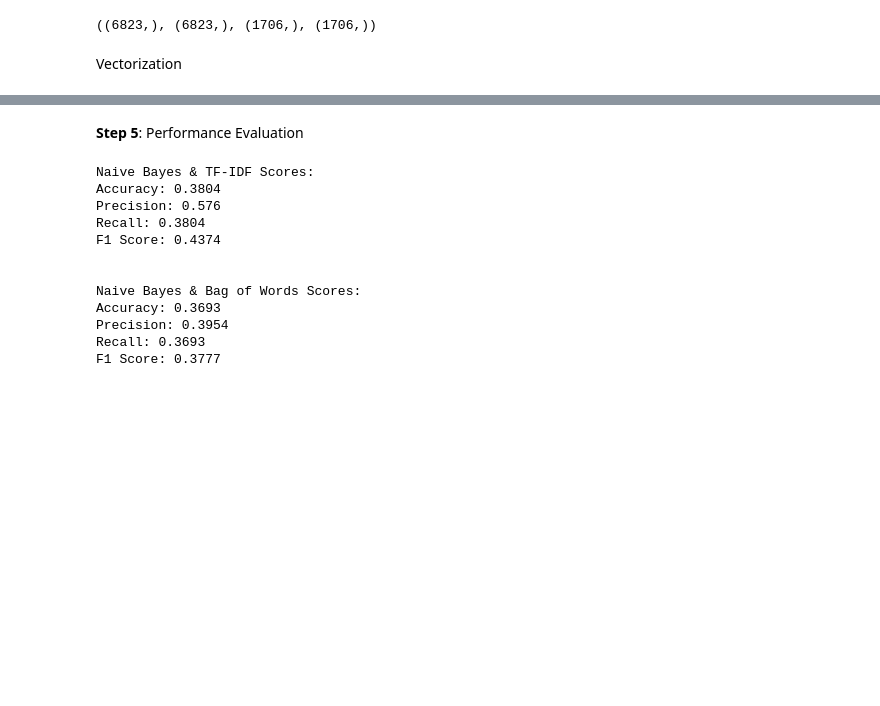
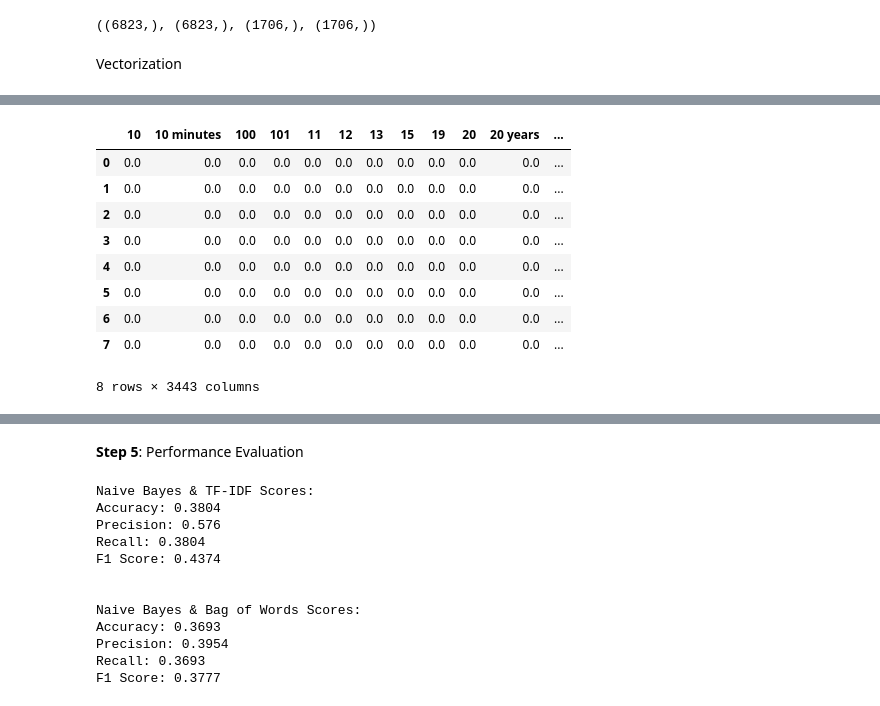
Before and after one commit to nalika/NLP, a Jupyter notebook: text_classification_working_demo.ipynb, the cells around one changed output, grey strips where cells are left out. Cells and saved outputs as stored; diff of their text form; code cells hidden in the pictures; blank space fills up the shorter version.

```diff
--- a/text_classification_working_demo.ipynb
+++ b/text_classification_working_demo.ipynb
@@ -514,0 +561,15 @@ test_tfidf = tfidf_vectorizor.transform(X_test)
+# %%
+
+tfidf_feature_vec = pd.DataFrame(test_tfidf.toarray(), columns=tfidf_vectorizor.get_feature_names())
+tfidf_feature_vec.head(8)
+# %% [output]
+|  | 10 | 10 minutes | 100 | 101 | 11 | 12 | 13 | 15 | 19 | 20 | 20 years | ... |
+| 0 | 0.0 | 0.0 | 0.0 | 0.0 | 0.0 | 0.0 | 0.0 | 0.0 | 0.0 | 0.0 | 0.0 | ... |
+| 1 | 0.0 | 0.0 | 0.0 | 0.0 | 0.0 | 0.0 | 0.0 | 0.0 | 0.0 | 0.0 | 0.0 | ... |
+| 2 | 0.0 | 0.0 | 0.0 | 0.0 | 0.0 | 0.0 | 0.0 | 0.0 | 0.0 | 0.0 | 0.0 | ... |
+| 3 | 0.0 | 0.0 | 0.0 | 0.0 | 0.0 | 0.0 | 0.0 | 0.0 | 0.0 | 0.0 | 0.0 | ... |
+| 4 | 0.0 | 0.0 | 0.0 | 0.0 | 0.0 | 0.0 | 0.0 | 0.0 | 0.0 | 0.0 | 0.0 | ... |
+| 5 | 0.0 | 0.0 | 0.0 | 0.0 | 0.0 | 0.0 | 0.0 | 0.0 | 0.0 | 0.0 | 0.0 | ... |
+| 6 | 0.0 | 0.0 | 0.0 | 0.0 | 0.0 | 0.0 | 0.0 | 0.0 | 0.0 | 0.0 | 0.0 | ... |
+| 7 | 0.0 | 0.0 | 0.0 | 0.0 | 0.0 | 0.0 | 0.0 | 0.0 | 0.0 | 0.0 | 0.0 | ... |
+8 rows × 3443 columns
```
Also changed, not shown: parts of 49 cells of this notebook.
